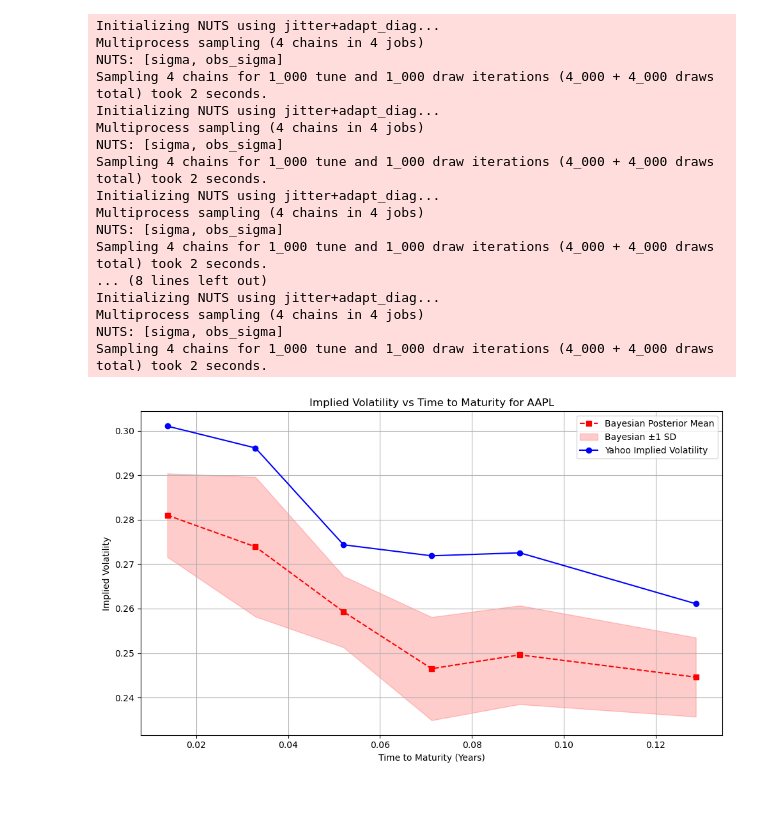
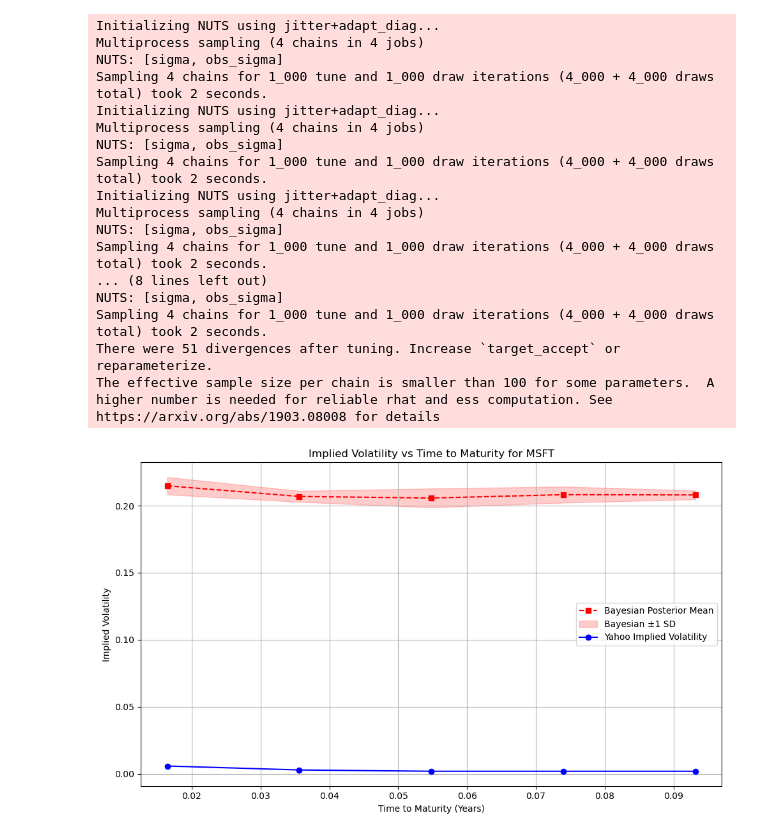
Before and after one commit to RezaCodz/Math_finance_models, a Jupyter notebook: notebooks/Black_Scholes.ipynb, the cells around one changed output. Saved outputs shown, nothing was run; the diff lists cells and outputs as text; code cells hidden in the pictures; blank space fills up the shorter version.

```diff
--- a/notebooks/Black_Scholes.ipynb
+++ b/notebooks/Black_Scholes.ipynb
@@ -8,9 +8,9 @@ import warnings
 warnings.filterwarnings('ignore')
 # %%
 
-ticker = "AAPL"
-r = 0.01
-Black_Scholes.implied_volatility_vs_market_data(ticker, expiry_date="2025-09-05", r=0.01)
+ticker = "MSFT"
+r = 0.001
+Black_Scholes.implied_volatility_vs_market_data(ticker, expiry_date="2025-09-26", r=0.01)
 # %% [output]
 Initializing NUTS using jitter+adapt_diag...
 Multiprocess sampling (4 chains in 4 jobs)
@@ -27,21 +27,21 @@ Yahoo mean implied volatility (filtered strikes): 0.3010
 # %%
-Black_Scholes.implied_volatility_vs_maturity(ticker, max_expiries=6, r=0.02)
+Black_Scholes.implied_volatility_vs_maturity(ticker, max_expiries=6, r=0.0001)
 # %% [output]
 Initializing NUTS using jitter+adapt_diag...
 Multiprocess sampling (4 chains in 4 jobs)
 NUTS: [sigma, obs_sigma]
 Sampling 4 chains for 1_000 tune and 1_000 draw iterations (4_000 + 4_000 draws total) took 2 seconds.
 Initializing NUTS using jitter+adapt_diag...
 Multiprocess sampling (4 chains in 4 jobs)
 NUTS: [sigma, obs_sigma]
 Sampling 4 chains for 1_000 tune and 1_000 draw iterations (4_000 + 4_000 draws total) took 2 seconds.
 Initializing NUTS using jitter+adapt_diag...
 Multiprocess sampling (4 chains in 4 jobs)
 NUTS: [sigma, obs_sigma]
 Sampling 4 chains for 1_000 tune and 1_000 draw iterations (4_000 + 4_000 draws total) took 2 seconds.
 ... (8 lines left out)
-Initializing NUTS using jitter+adapt_diag...
-Multiprocess sampling (4 chains in 4 jobs)
 NUTS: [sigma, obs_sigma]
 Sampling 4 chains for 1_000 tune and 1_000 draw iterations (4_000 + 4_000 draws total) took 2 seconds.
+There were 51 divergences after tuning. Increase `target_accept` or reparameterize.
+The effective sample size per chain is smaller than 100 for some parameters.  A higher number is needed for reliable rhat and ess computation. See https://arxiv.org/abs/1903.08008 for details
-[figure, old version]
+[figure, new version]
```
Also changed, not shown: parts of 1 cell of this notebook, 2 other files.
